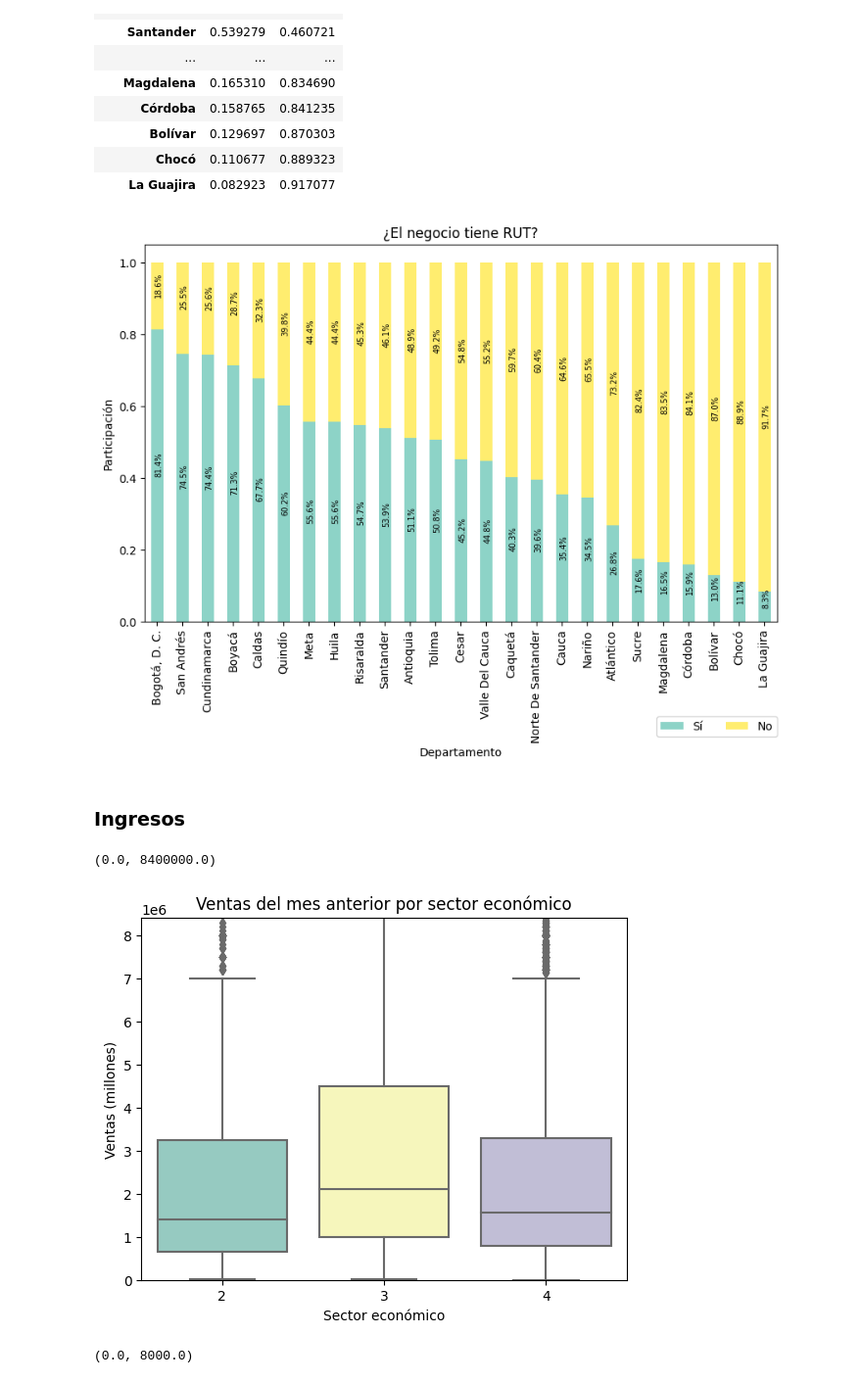
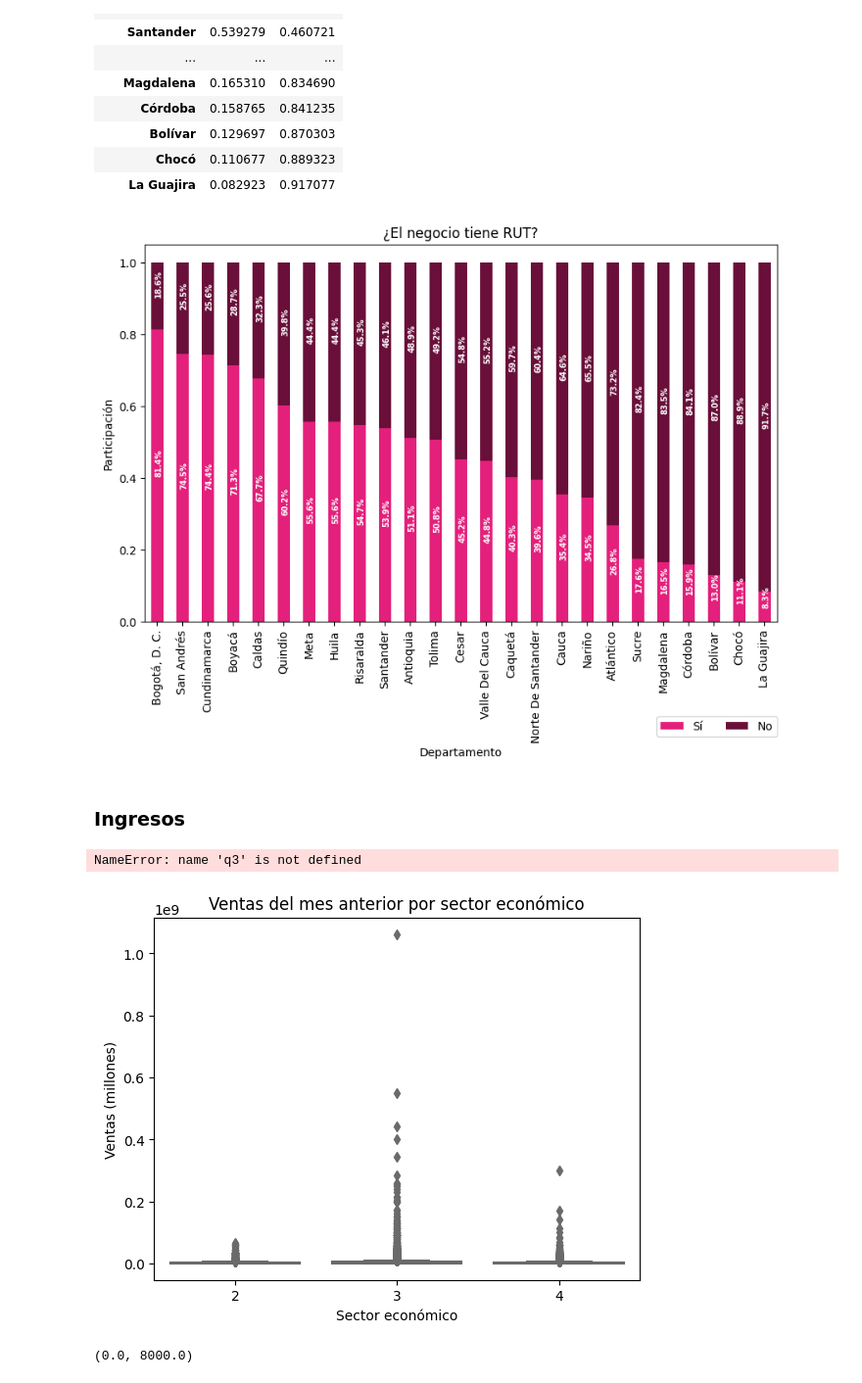
Before and after one commit to caravilaga/Repositorio_DANE, a Jupyter notebook: Descripcion emicron/Descripción emicron 22.ipynb, the cells around one changed output. Shown: that part at 98% size. Drawn from its saved outputs; the diff is of its cells as text; code cells hidden in the pictures.

```diff
--- a/Descripcion emicron/Descripción emicron 22.ipynb
+++ b/Descripcion emicron/Descripción emicron 22.ipynb
@@ -264,7 +262,7 @@ cross_tab_prop
 # %%
 cross_tab_prop.plot(kind='bar',
                     stacked=True,
-                    colormap="Set3",
+                    colormap=custom_cmap2,
                     figsize=(10, 6))
 
 plt.legend(loc="upper left", ncol=3)
@@ -279,10 +277,10 @@ for n, x in enumerate([*cross_tab_prop.index.values]):
         plt.text(x=n - 0.1,
                  y=(y_loc - proportion) + (proportion / 2),
                  s=f'{np.round(proportion * 100, 1)}%',
-                 color="black",
+                 color="white",
                  fontsize=7,
-                 rotation = 'vertical')
-                 #fontweight="bold")
+                 rotation = 'vertical'
+                 ,fontweight="bold")
 
 # Put a legend below current axis
 plt.legend(loc='lower left', bbox_to_anchor=(0.8, -0.32),
@@ -290,23 +288,23 @@ plt.legend(loc='lower left', bbox_to_anchor=(0.8, -0.32),
 
 plt.show()
 # %% [output]
-[figure, old version]
+[figure, new version]
 # %% [markdown]
 ### Ingresos
 # %%
 #q1,q3 = emicron22['VENTAS_MES_ANTERIOR'].describe()[[4,6]]
 #emicron22_aco = emicron22[emicron22['VENTAS_MES_ANTERIOR'] < q3 + 1.5*(q3-q1)]
 #emicron22_aco["GRUPOS4"] = emicron22_aco["GRUPOS4"].map(dic_sector)
 
-sns.boxplot(x = 'GRUPOS4', y = 'VENTAS_MES_ANTERIOR', data = emicron22,
-            palette= sns.color_palette("Set3"))
-plt.title("Ventas del mes anterior por sector económico")
-plt.ylabel("Ventas (millones)")
-plt.xlabel("Sector económico")
-plt.ylim((0, q3 + 1.5*(q3-q1)))
+# sns.boxplot(x = 'GRUPOS4', y = 'VENTAS_MES_ANTERIOR', data = emicron22,
+#             palette= sns.color_palette("Set3"))
+# plt.title("Ventas del mes anterior por sector económico")
+# plt.ylabel("Ventas (millones)")
+# plt.xlabel("Sector económico")
+# plt.ylim((0, q3 + 1.5*(q3-q1)))
 # %% [output]
-(0.0, 8400000.0)
+NameError: name 'q3' is not defined
-[figure, old version]
+[figure, new version]
 # %%
 plt.hist('VENTAS_MES_ANTERIOR', data = emicron22[emicron22['GRUPOS4']==2], bins= 1000, alpha = 0.45, color = 'blue')
 plt.hist('VENTAS_MES_ANTERIOR', data = emicron22[emicron22['GRUPOS4']==3], bins= 1000, alpha = 0.45, color = 'red')
```
Also changed, not shown: parts of 13 cells of this notebook, 2 other files.
